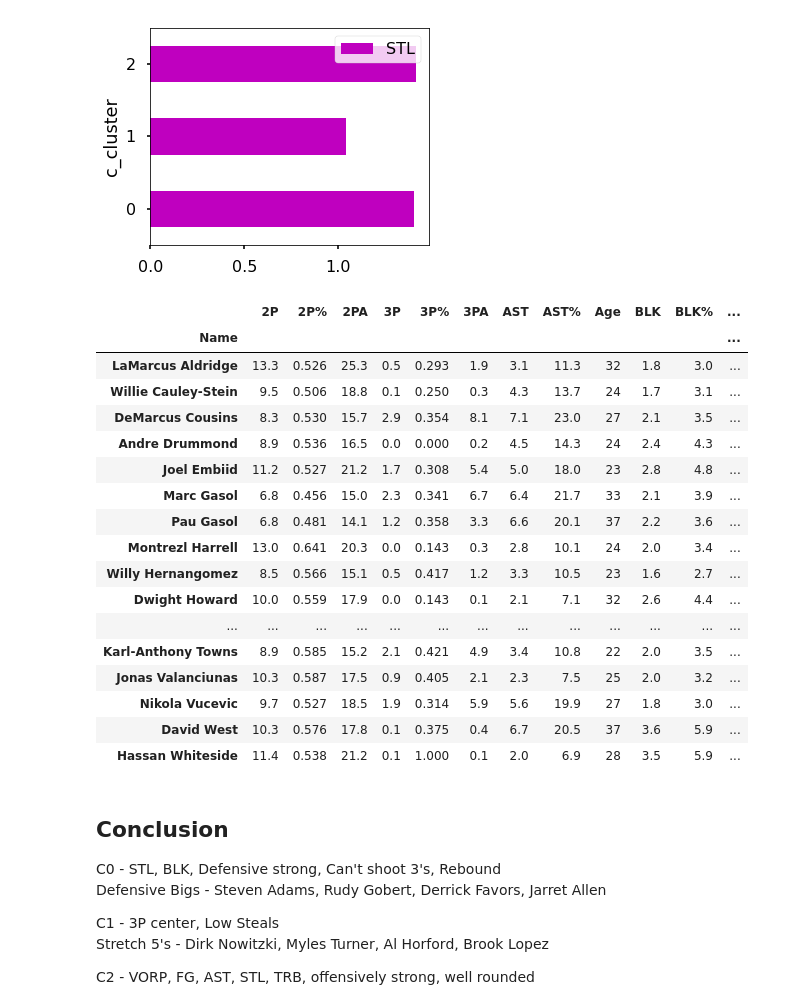
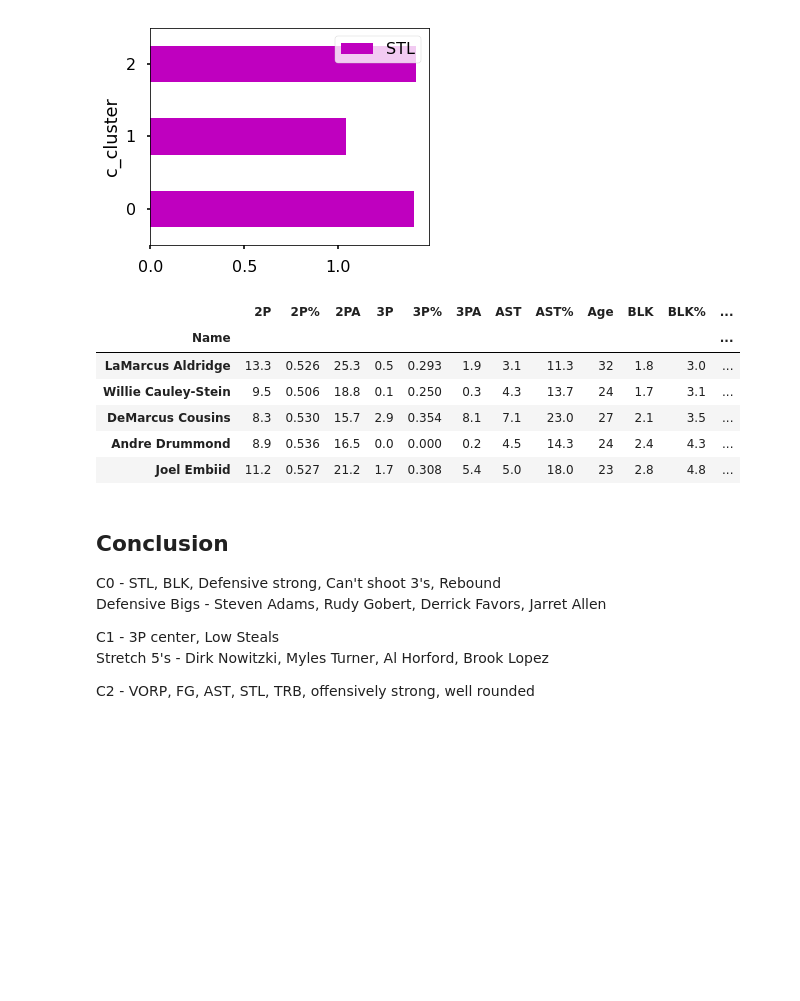
Before and after one commit to lawrencefsoto/NBA-clustering, a Jupyter notebook: Positional clustering 17-18/C clustering 17-18.ipynb, the cells around one changed output. Saved outputs shown, nothing was run; the diff lists cells and outputs as text; code cells hidden in the pictures; blank space fills up the shorter version.

```diff
--- a/Positional clustering 17-18/C clustering 17-18.ipynb
+++ b/Positional clustering 17-18/C clustering 17-18.ipynb
@@ -212,26 +212,15 @@ c_p.groupby(['c_cluster']).mean().plot(kind='barh', figsize=(5,4),color='m');
 [figure]
 [figure]
 # %%
-c[c['c_cluster']==2]
+c[c['c_cluster']==2].head()
 # %% [output]
 |  | 2P | 2P% | 2PA | 3P | 3P% | 3PA | AST | AST% | Age | BLK | BLK% | ... |
 | Name |  |  |  |  |  |  |  |  |  |  |  | ... |
 | LaMarcus Aldridge | 13.3 | 0.526 | 25.3 | 0.5 | 0.293 | 1.9 | 3.1 | 11.3 | 32 | 1.8 | 3.0 | ... |
 | Willie Cauley-Stein | 9.5 | 0.506 | 18.8 | 0.1 | 0.250 | 0.3 | 4.3 | 13.7 | 24 | 1.7 | 3.1 | ... |
 | DeMarcus Cousins | 8.3 | 0.530 | 15.7 | 2.9 | 0.354 | 8.1 | 7.1 | 23.0 | 27 | 2.1 | 3.5 | ... |
 | Andre Drummond | 8.9 | 0.536 | 16.5 | 0.0 | 0.000 | 0.2 | 4.5 | 14.3 | 24 | 2.4 | 4.3 | ... |
 | Joel Embiid | 11.2 | 0.527 | 21.2 | 1.7 | 0.308 | 5.4 | 5.0 | 18.0 | 23 | 2.8 | 4.8 | ... |
-| Marc Gasol | 6.8 | 0.456 | 15.0 | 2.3 | 0.341 | 6.7 | 6.4 | 21.7 | 33 | 2.1 | 3.9 | ... |
-| Pau Gasol | 6.8 | 0.481 | 14.1 | 1.2 | 0.358 | 3.3 | 6.6 | 20.1 | 37 | 2.2 | 3.6 | ... |
-| Montrezl Harrell | 13.0 | 0.641 | 20.3 | 0.0 | 0.143 | 0.3 | 2.8 | 10.1 | 24 | 2.0 | 3.4 | ... |
-| Willy Hernangomez | 8.5 | 0.566 | 15.1 | 0.5 | 0.417 | 1.2 | 3.3 | 10.5 | 23 | 1.6 | 2.7 | ... |
-| Dwight Howard | 10.0 | 0.559 | 17.9 | 0.0 | 0.143 | 0.1 | 2.1 | 7.1 | 32 | 2.6 | 4.4 | ... |
-| ... | ... | ... | ... | ... | ... | ... | ... | ... | ... | ... | ... | ... |
-| Karl-Anthony Towns | 8.9 | 0.585 | 15.2 | 2.1 | 0.421 | 4.9 | 3.4 | 10.8 | 22 | 2.0 | 3.5 | ... |
-| Jonas Valanciunas | 10.3 | 0.587 | 17.5 | 0.9 | 0.405 | 2.1 | 2.3 | 7.5 | 25 | 2.0 | 3.2 | ... |
-| Nikola Vucevic | 9.7 | 0.527 | 18.5 | 1.9 | 0.314 | 5.9 | 5.6 | 19.9 | 27 | 1.8 | 3.0 | ... |
-| David West | 10.3 | 0.576 | 17.8 | 0.1 | 0.375 | 0.4 | 6.7 | 20.5 | 37 | 3.6 | 5.9 | ... |
-| Hassan Whiteside | 11.4 | 0.538 | 21.2 | 0.1 | 1.000 | 0.1 | 2.0 | 6.9 | 28 | 3.5 | 5.9 | ... |
 # %% [markdown]
 ## Conclusion
 C0 - STL, BLK, Defensive strong, Can't shoot 3's, Rebound
```
Also changed, not shown: 1 other file.
